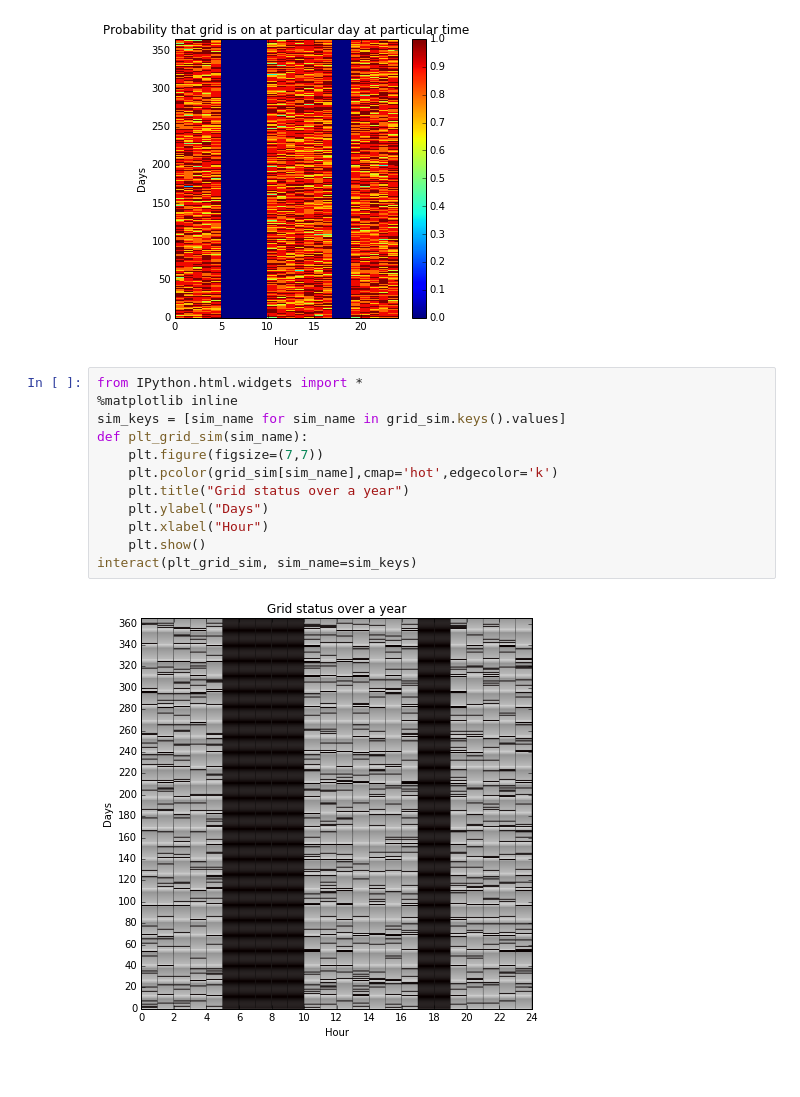
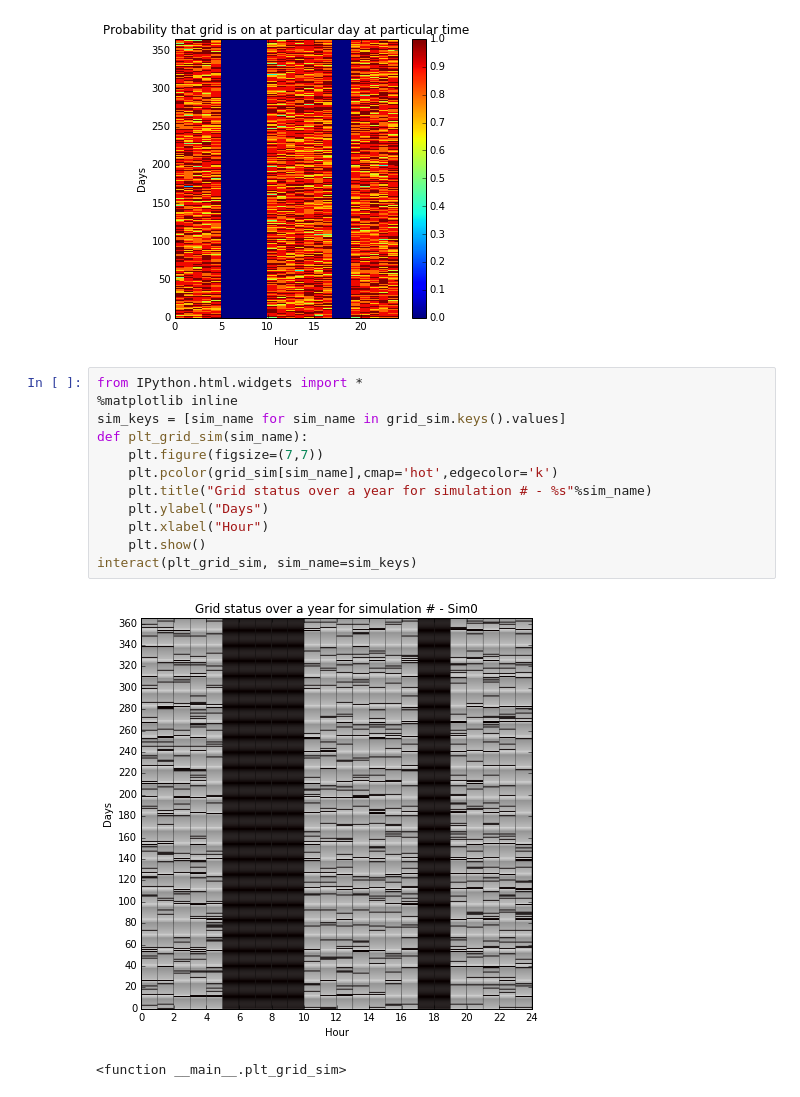
Before and after one commit to rishshrestha/demand_simulation, a Jupyter notebook: Grid simulation.ipynb, the cells around one changed output. Cells and saved outputs as stored; diff of their text form.

```diff
--- a/Grid simulation.ipynb
+++ b/Grid simulation.ipynb
@@ -94,14 +94,15 @@ plt.show()
 # %%
 from IPython.html.widgets import *
 %matplotlib inline
 sim_keys = [sim_name for sim_name in grid_sim.keys().values]
 def plt_grid_sim(sim_name):
     plt.figure(figsize=(7,7))
     plt.pcolor(grid_sim[sim_name],cmap='hot',edgecolor='k')
-    plt.title("Grid status over a year")
+    plt.title("Grid status over a year for simulation # - %s"%sim_name)
     plt.ylabel("Days")
     plt.xlabel("Hour")
     plt.show()
 interact(plt_grid_sim, sim_name=sim_keys)
 # %% [output]
-[figure, old version]
+[figure, new version]
+<function __main__.plt_grid_sim>
```
